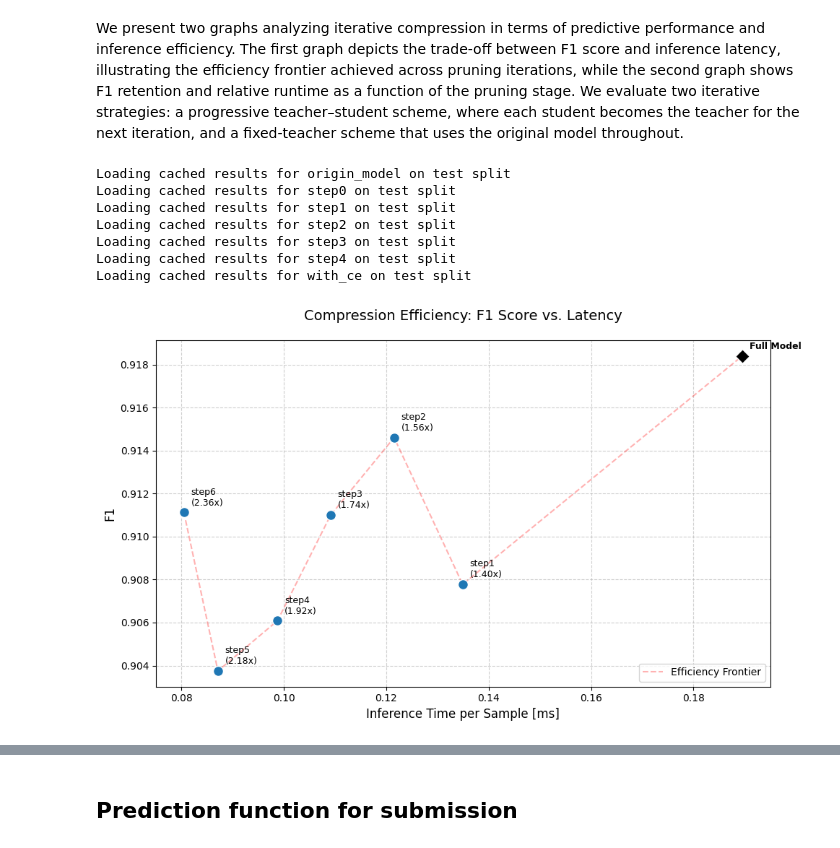
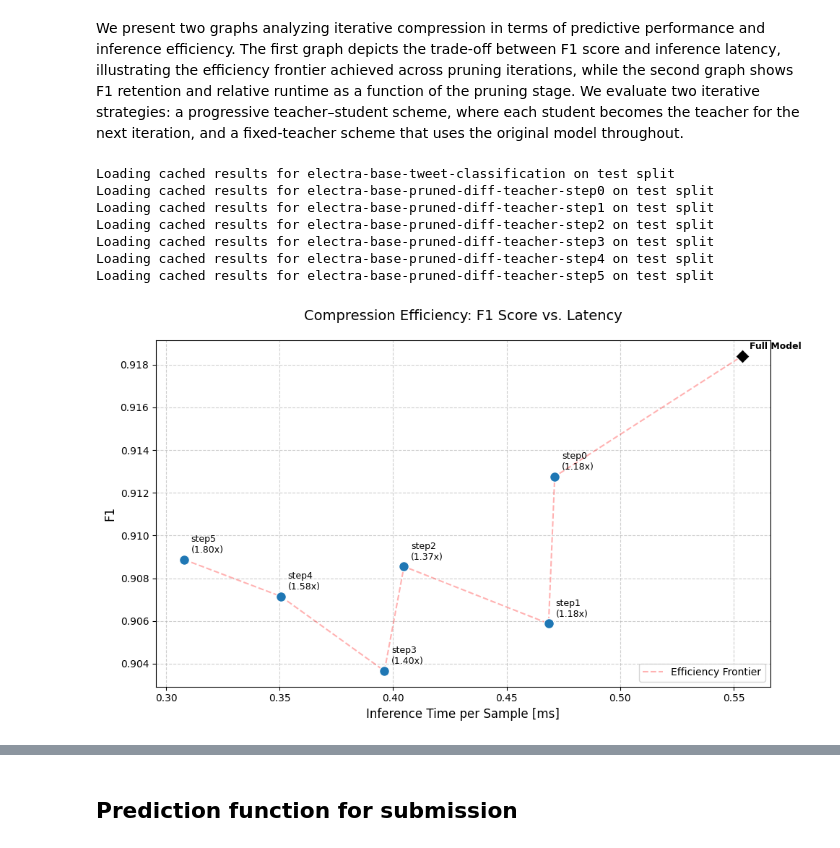
Before and after one commit to Nisimachluf/NLP-using-DL-Transformers, a Jupyter notebook: ProjectB_merged.ipynb, the cells around one changed output, grey strips where cells are left out. Cells and saved outputs as stored; diff of their text form; code cells hidden in the pictures.

Commit message:
ready for test

```diff
--- a/ProjectB_merged.ipynb
+++ b/ProjectB_merged.ipynb
@@ -451,21 +605,25 @@ layers_to_drop = [11, 9, 7, 5, 3, 1]  # alternating top layers
 # %% [markdown]
 #### Pruning
 # %%
-first_teacher, tokenizer = load_hf_classifier(model_name, n_classes=6, training=False)
-final_student_folder = iterative_with_trainer(first_teacher, processed_dataset, tokenizer,
+repo_id = full_repo_ids[3]
+if not model_exists_on_hub(repo_id):
+    first_teacher, tokenizer = load_hf_classifier(model_name, n_classes=6, training=False)
+    final_student_folder = iterative_with_trainer(first_teacher, processed_dataset, tokenizer,
                                                     layers_to_drop, "ce", data_collator, save_dir="itertive")
 # %% [markdown]
 #### Hybrid
 # %%
-first_teacher, tokenizer = load_hf_classifier(model_name, n_classes=6, training=False)
-final_student_folder = iterative_with_trainer(first_teacher, processed_dataset, tokenizer,
+repo_id = full_repo_ids[4]
+if not model_exists_on_hub(repo_id):
+    first_teacher, tokenizer = load_hf_classifier(model_name, n_classes=6, training=False)
+    final_student_folder = iterative_with_trainer(first_teacher, processed_dataset, tokenizer,
                                                     layers_to_drop, "hybrid", data_collator, save_dir="iterative")
 # %% [markdown]
 #### Results
 # %%
-pruning_results = predict_on_dataset("./itertive/with_ce", preprocessed_dataset)
-hybrid_results = predict_on_dataset("./iterative/with_hybrid", preprocessed_dataset)
-origin_results = predict_on_dataset("./origin_model", preprocessed_dataset)
+pruning_results = predict_on_dataset(full_repo_ids[3], preprocessed_dataset, cache_file="cached_results/compressed_predictions.json", name_extension_len=-1)
+hybrid_results = predict_on_dataset(full_repo_ids[4], preprocessed_dataset, cache_file="cached_results/compressed_predictions.json", name_extension_len=-1)
+origin_results = predict_on_dataset(model_name, preprocessed_dataset, cache_file="cached_results/compressed_predictions.json", name_extension_len=-1)
 
 df = pd.DataFrame.from_dict(
     {
@@ -554,7 +714,8 @@ paths = [
 for path, suffix in zip(paths, model_suffixes):
     # Construct the full repo ID (e.g., Yahav/electra-base-compressed-single-step-hybrid)
     full_repo_id = f"{hf_username}/{base_project}-{suffix}"
-    push_results_to_hub(path, full_repo_id)
+    if not model_exists_on_hub(full_repo_id):
+        push_results_to_hub(path, full_repo_id)
 # %% [markdown]
 ## Evaluation
 We evaluate the models on the training set using the same cleaning procedure.<br>
@@ -601,18 +921,30 @@ We present two graphs analyzing iterative compression in terms of predictive per
 # %%
 # # This is as we did earlier, in each step, the student become the teacher of the next step
-first_teacher, tokenizer = load_hf_classifier(model_name, n_classes=6, training=False)
-final_student_folder = iterative_with_trainer(first_teacher, processed_dataset, tokenizer,
-                                                    layers_to_drop, "ce", data_collator, save_dir="iterative_steps")
+save_dir = "iterative_steps"
+local_trained_models = [osp.join(save_dir, f"step{i}") for i in range(5)] + [osp.join(save_dir, "with_ce")]
+remote_trained_models = [f"nisimachluf/electra-base-pruned-diff-teacher-step{i}" for i in range(6)]
 
-df = time_performance_compression1('iterativ_step', True, predict_on_dataset, preprocessed_dataset)
+if not all([model_exists_on_hub(model) for model in remote_trained_models]):
+    first_teacher, tokenizer = load_hf_classifier(model_name, n_classes=6, training=False)
+    final_student_folder = iterative_with_trainer(first_teacher, processed_dataset, tokenizer,
+                                                        layers_to_drop, "ce", data_collator, save_dir=save_dir)
+    for local_trained, remote_trained in zip(local_trained_models, remote_trained_models):
+        create_repo(repo_id=remote_trained, repo_type="model", exist_ok=True)
+        upload_folder(
+            folder_path=local_trained,
+            repo_id=remote_trained,
+            repo_type="model",
+            ignore_patterns=["*.pyc", "__pycache__"]
+        )
+df = time_performance_compression1(remote_trained_models, True, predict_on_dataset, preprocessed_dataset, cache_file="cached_results/compressed_iterative_predictions.json", name_extension_len=-1)
 # %% [output]
-Loading cached results for origin_model on test split
-Loading cached results for step0 on test split
-Loading cached results for step1 on test split
-Loading cached results for step2 on test split
-Loading cached results for step3 on test split
-Loading cached results for step4 on test split
-Loading cached results for with_ce on test split
+Loading cached results for electra-base-tweet-classification on test split
+Loading cached results for electra-base-pruned-diff-teacher-step0 on test split
+Loading cached results for electra-base-pruned-diff-teacher-step1 on test split
+Loading cached results for electra-base-pruned-diff-teacher-step2 on test split
+Loading cached results for electra-base-pruned-diff-teacher-step3 on test split
+Loading cached results for electra-base-pruned-diff-teacher-step4 on test split
+Loading cached results for electra-base-pruned-diff-teacher-step5 on test split
-[figure, old version]
+[figure, new version]
 # %%
 # in this way, the teacher remains the same as the origin electra-base model
```
Also changed, not shown: parts of 25 cells of this notebook, 11 other files.
